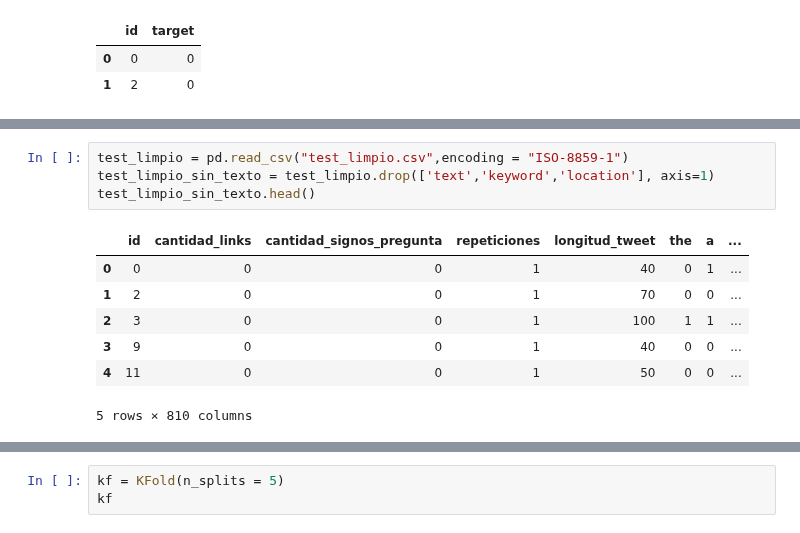
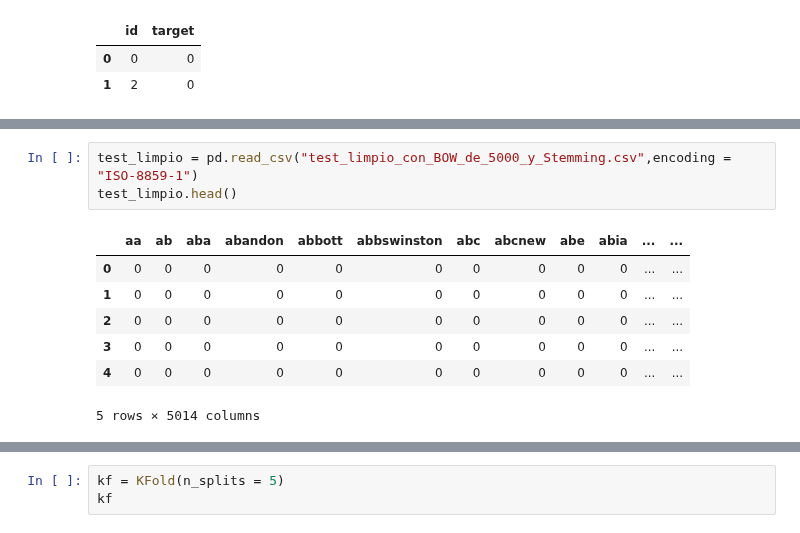
Before and after one commit to andi-carretero/TP2_Datos, a Jupyter notebook: CatBoost.ipynb, the cells around one changed output, grey strips where cells are left out. Drawn from its saved outputs; the diff is of its cells as text.

Commit message:
modificado para que sea mas generico con cualquier train y test

```diff
--- a/CatBoost.ipynb
+++ b/CatBoost.ipynb
@@ -36,12 +39,11 @@ sample.head(2)
 # %%
-test_limpio = pd.read_csv("test_limpio.csv",encoding = "ISO-8859-1")
-test_limpio_sin_texto = test_limpio.drop(['text','keyword','location'], axis=1)
-test_limpio_sin_texto.head()
+test_limpio = pd.read_csv("test_limpio_con_BOW_de_5000_y_Stemming.csv",encoding = "ISO-8859-1")
+test_limpio.head()
 # %% [output]
-|  | id | cantidad_links | cantidad_signos_pregunta | repeticiones | longitud_tweet | the | a | ... |
-| 0 | 0 | 0 | 0 | 1 | 40 | 0 | 1 | ... |
-| 1 | 2 | 0 | 0 | 1 | 70 | 0 | 0 | ... |
-| 2 | 3 | 0 | 0 | 1 | 100 | 1 | 1 | ... |
-| 3 | 9 | 0 | 0 | 1 | 40 | 0 | 0 | ... |
-| 4 | 11 | 0 | 0 | 1 | 50 | 0 | 0 | ... |
+|  | aa | ab | aba | abandon | abbott | abbswinston | abc | abcnew | abe | abia | ... | ... |
+| 0 | 0 | 0 | 0 | 0 | 0 | 0 | 0 | 0 | 0 | 0 | ... | ... |
+| 1 | 0 | 0 | 0 | 0 | 0 | 0 | 0 | 0 | 0 | 0 | ... | ... |
+| 2 | 0 | 0 | 0 | 0 | 0 | 0 | 0 | 0 | 0 | 0 | ... | ... |
+| 3 | 0 | 0 | 0 | 0 | 0 | 0 | 0 | 0 | 0 | 0 | ... | ... |
+| 4 | 0 | 0 | 0 | 0 | 0 | 0 | 0 | 0 | 0 | 0 | ... | ... |
-5 rows × 810 columns
+5 rows × 5014 columns
```
Also changed, not shown: parts of 22 cells of this notebook, 1 other file.
